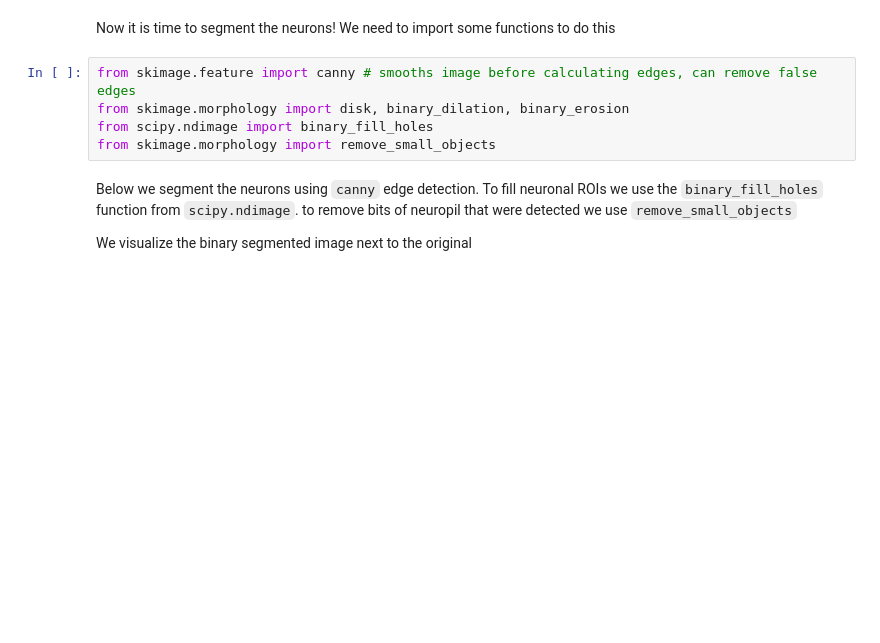
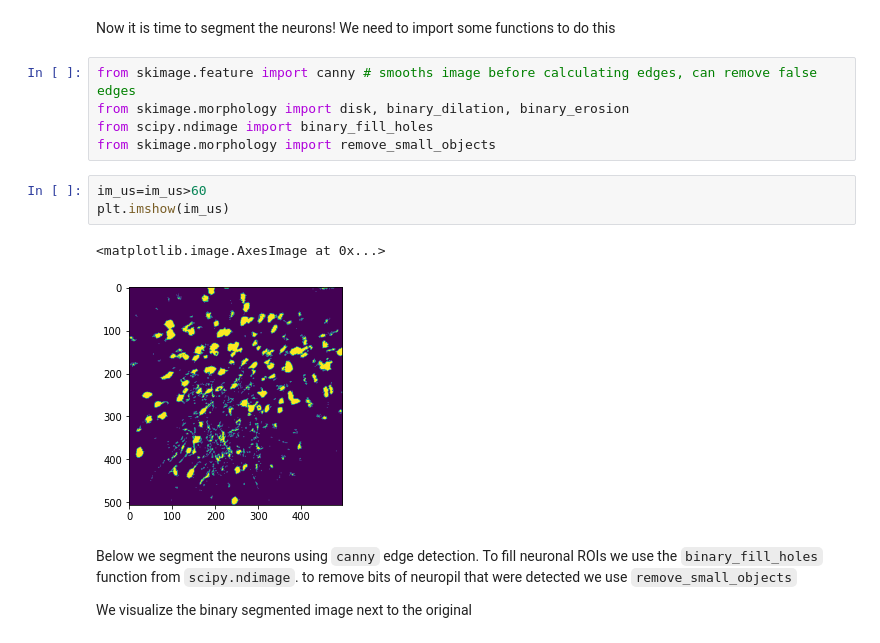
Before and after one commit to mmgrayCHEME599/CHEME599_Brain, a Jupyter notebook: Segmentation_Workflow.ipynb, the cells around one changed output. Saved outputs shown, nothing was run; the diff lists cells and outputs as text; blank space fills up the shorter version.

```diff
--- a/Segmentation_Workflow.ipynb
+++ b/Segmentation_Workflow.ipynb
@@ -76,6 +76,12 @@ from skimage.feature import canny # smooths image before calculating edges, can
 from skimage.morphology import disk, binary_dilation, binary_erosion
 from scipy.ndimage import binary_fill_holes
 from skimage.morphology import remove_small_objects
+# %%
+im_us=im_us>60
+plt.imshow(im_us)
+# %% [output]
+<matplotlib.image.AxesImage at 0x...>
+[figure, added]
 # %% [markdown]
 Below we segment the neurons using `canny` edge detection. To fill neuronal ROIs we use the  `binary_fill_holes` function from `scipy.ndimage`. to remove bits of neuropil that were detected we use `remove_small_objects`
 
```
Also changed, not shown: parts of 4 cells of this notebook.
